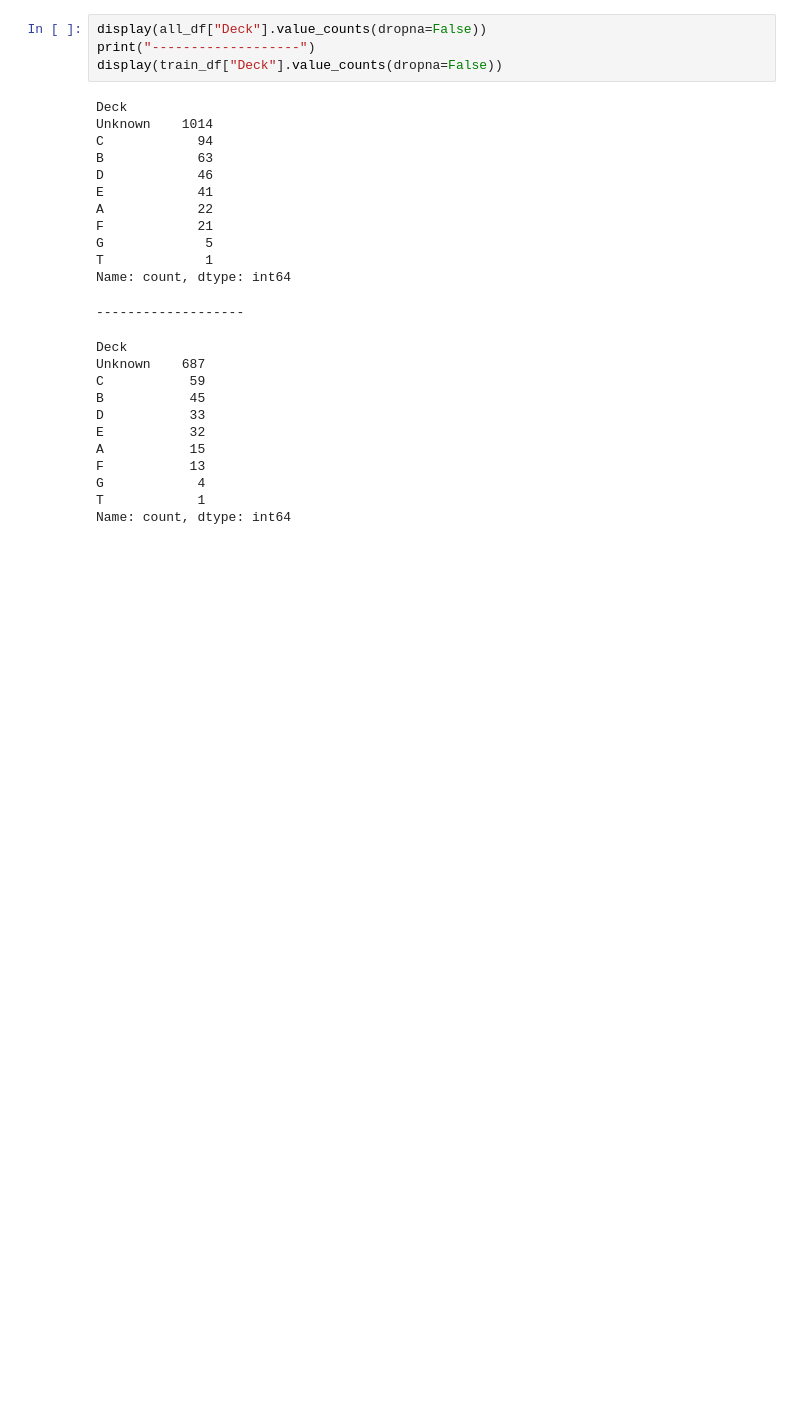
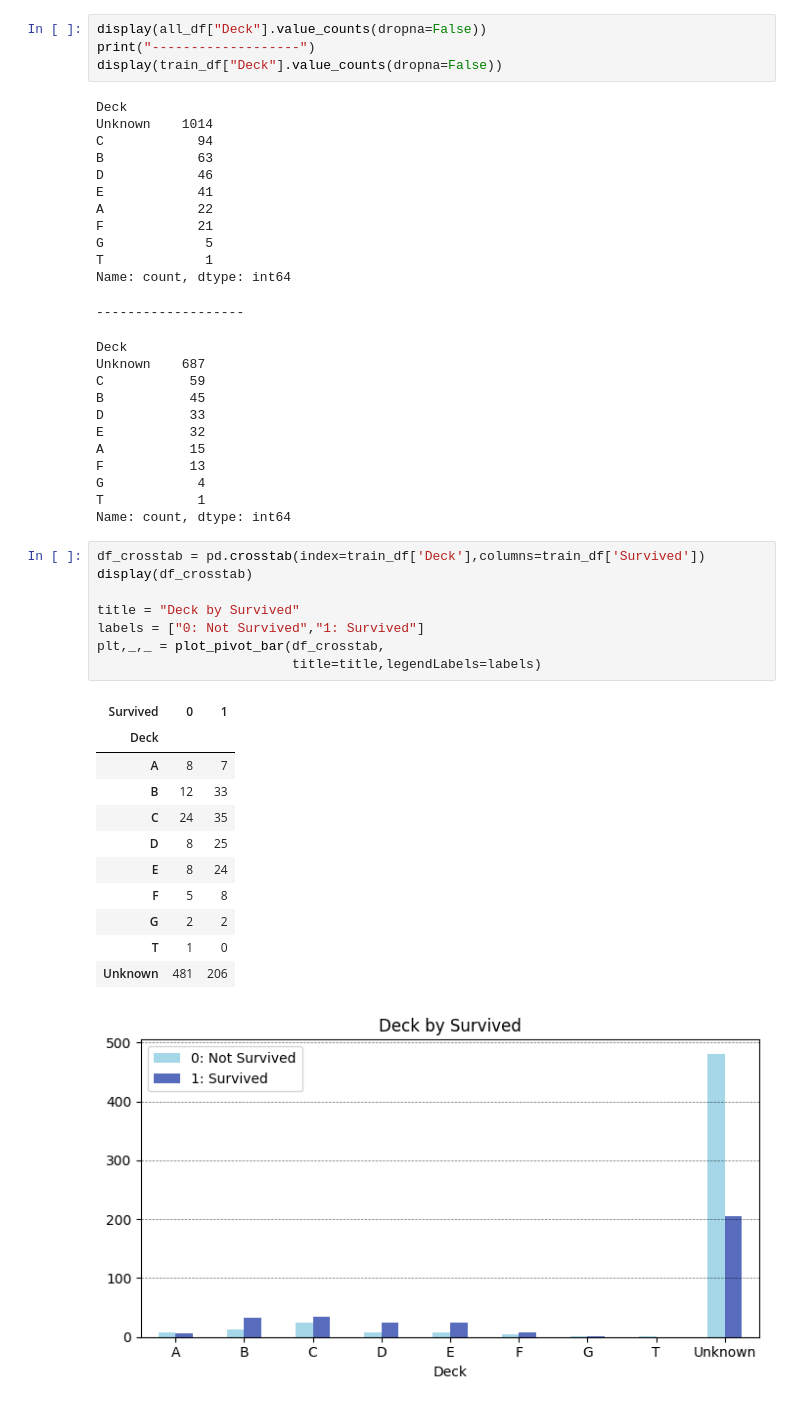
Before and after one commit to powernusa/titanic-eda, a Jupyter notebook: titanic_eda.ipynb, the cells around one changed output. Saved outputs shown, nothing was run; the diff lists cells and outputs as text; blank space fills up the shorter version.

Commit message:
feat: 4J. Deck -- plot pivot

```diff
--- a/titanic_eda.ipynb
+++ b/titanic_eda.ipynb
@@ -591,3 +591,24 @@ F           13
 G            4
 T            1
 Name: count, dtype: int64
+# %%
+df_crosstab = pd.crosstab(index=train_df['Deck'],columns=train_df['Survived'])
+display(df_crosstab)
+
+title = "Deck by Survived"
+labels = ["0: Not Survived","1: Survived"]
+plt,_,_ = plot_pivot_bar(df_crosstab,
+                         title=title,legendLabels=labels)
+# %% [output]
+| Survived | 0 | 1 |
+| Deck |  |  |
+| A | 8 | 7 |
+| B | 12 | 33 |
+| C | 24 | 35 |
+| D | 8 | 25 |
+| E | 8 | 24 |
+| F | 5 | 8 |
+| G | 2 | 2 |
+| T | 1 | 0 |
+| Unknown | 481 | 206 |
+[figure, added]
```
Also changed, not shown: parts of 1 cell of this notebook.
